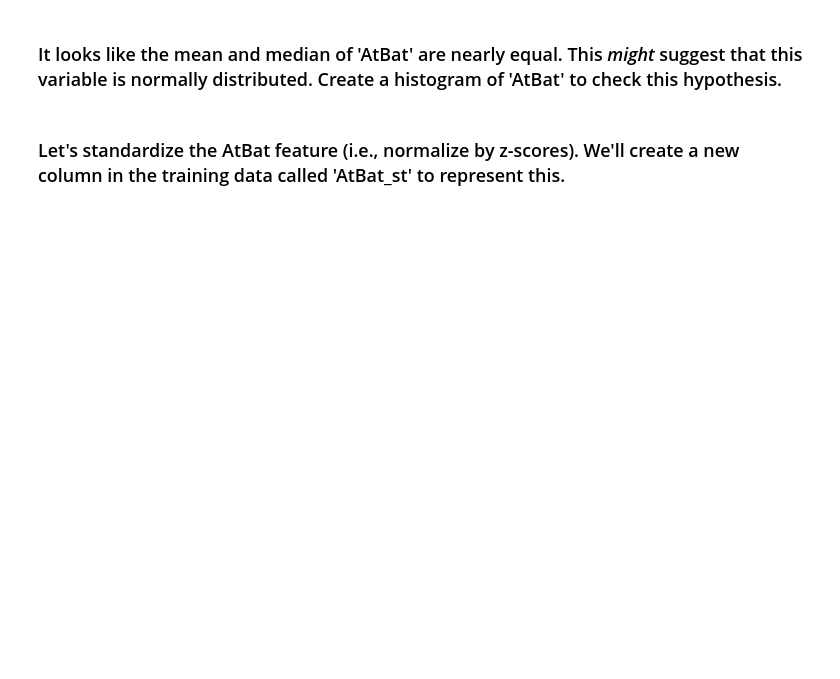
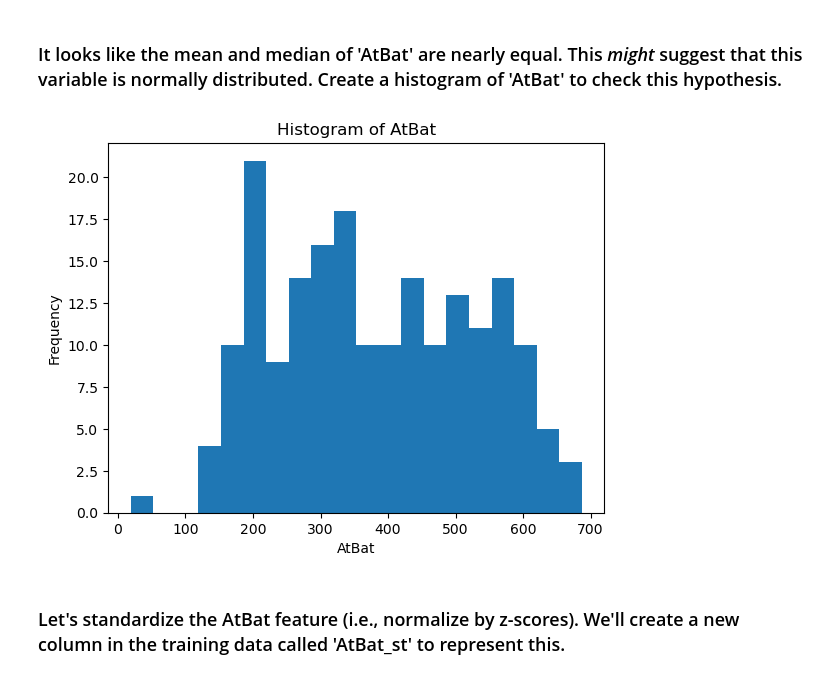
Before and after one commit to Sebastien-15/Cse-2600, a Jupyter notebook: mod03_eda.ipynb, the cells around one changed output. Drawn from its saved outputs; the diff is of its cells as text; code cells hidden in the pictures; blank space fills up the shorter version.

```diff
--- a/mod03_eda.ipynb
+++ b/mod03_eda.ipynb
@@ -95,6 +116,13 @@ for j in range(len(subset.columns)):
 ### It looks like the mean and median of 'AtBat' are nearly equal. This _might_ suggest that this variable is normally distributed. Create a histogram of 'AtBat' to check this hypothesis.
 # %%
 #fillin
+plt.hist(Train['AtBat'], bins=20)
+plt.xlabel('AtBat')
+plt.ylabel('Frequency')
+plt.title('Histogram of AtBat')
+plt.show()
+# %% [output]
+[figure, added]
 # %% [markdown]
 ### Let's standardize the AtBat feature (i.e., normalize by z-scores). We'll create a new column in the training data called 'AtBat_st' to represent this.
 # %%
```
Also changed, not shown: parts of 6 cells of this notebook.
